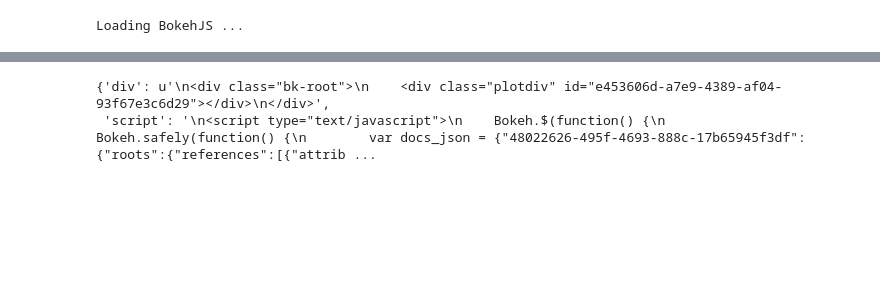
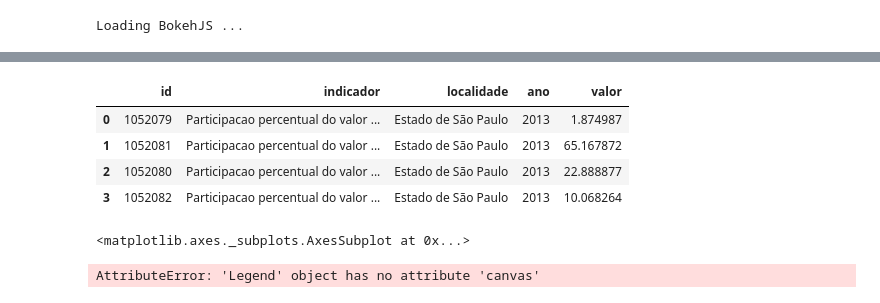
Before and after one commit to scardine/diplo, a Jupyter notebook: etl/Heatmap.ipynb, the cells around one changed output, grey strips where cells are left out. Saved outputs shown, nothing was run; the diff lists cells and outputs as text; code cells hidden in the pictures; blank space fills up the shorter version.

```diff
--- a/etl/Heatmap.ipynb
+++ b/etl/Heatmap.ipynb
@@ -46,7 +98,27 @@ show(p)
 # %%
 from data.charts import heatmap_chart_indicador
-# %%
-heatmap_chart_indicador(f)
-# %% [output]
-{'div': u'\n<div class="bk-root">\n    <div class="plotdiv" id="e453606d-a7e9-4389-af04-93f67e3c6d29"></div>\n</div>',
- 'script': '\n<script type="text/javascript">\n    Bokeh.$(function() {\n    Bokeh.safely(function() {\n        var docs_json = {"48022626-495f-4693-888c-17b65945f3df":{"roots":{"references":[{"attrib ...
+# %%
+def linechart_ano_valor(painel):
+    indicadores = painel.indicadores.all()
+    localidades = painel.localidades.all()
+    if painel.periodos == u'0':
+        qs = Dado.objects.filter(indicador__in=indicadores, localidade__in=localidades)
+    else:
+        anos = [int(ano) for ano in painel.periodos.split(',')]
+        qs = Dado.objects.filter(indicador__in=indicadores, localidade__in=localidades, ano__in=anos)
+
+    df = read_frame(qs)
+    df.valor = pd.to_numeric(df.valor)
+    return df
+# %%
+df = linechart_ano_valor(Painel.objects.get(pk=3))
+from unidecode import unidecode
+df.indicador = [unidecode(_) for _ in df.indicador]
+# %%
+df
+# %% [output]
+|  | id | indicador | localidade | ano | valor |
+| 0 | 1052079 | Participacao percentual do valor ... | Estado de São Paulo | 2013 | 1.874987 |
+| 1 | 1052081 | Participacao percentual do valor ... | Estado de São Paulo | 2013 | 65.167872 |
+| 2 | 1052080 | Participacao percentual do valor ... | Estado de São Paulo | 2013 | 22.888877 |
+| 3 | 1052082 | Participacao percentual do valor ... | Estado de São Paulo | 2013 | 10.068264 |
@@ -52,0 +131,4 @@ heatmap_chart_indicador(f)
+# %%
+df.plot.bar(x='indicador', y='valor', figsize=(10, 10))
+# %% [output]
+<matplotlib.axes._subplots.AxesSubplot at 0x...>
@@ -52,0 +137,5 @@ heatmap_chart_indicador(f)
+# %%
+from bokeh.mpl import to_bokeh
+p2 = to_bokeh(p)
+# %% [output]
+AttributeError: 'Legend' object has no attribute 'canvas'
```
Also changed, not shown: parts of 10 cells of this notebook, 2 other files.
